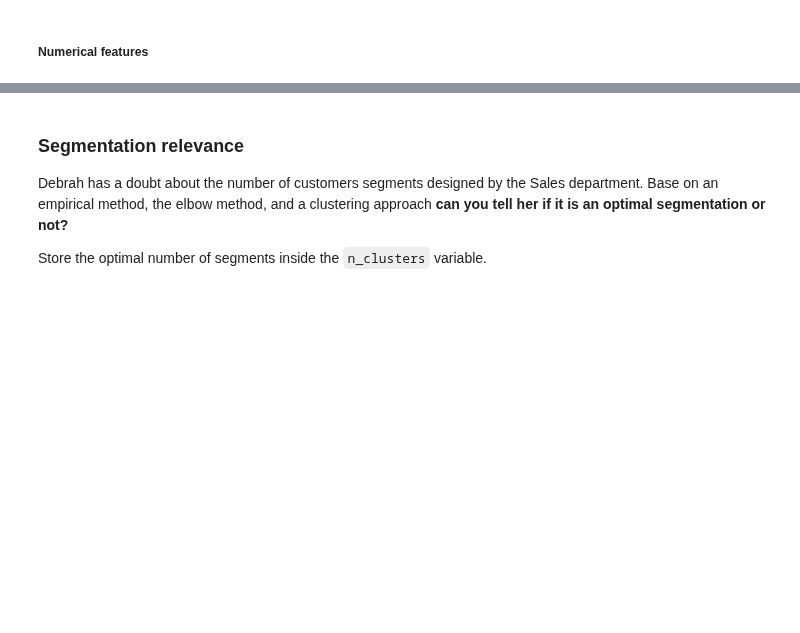
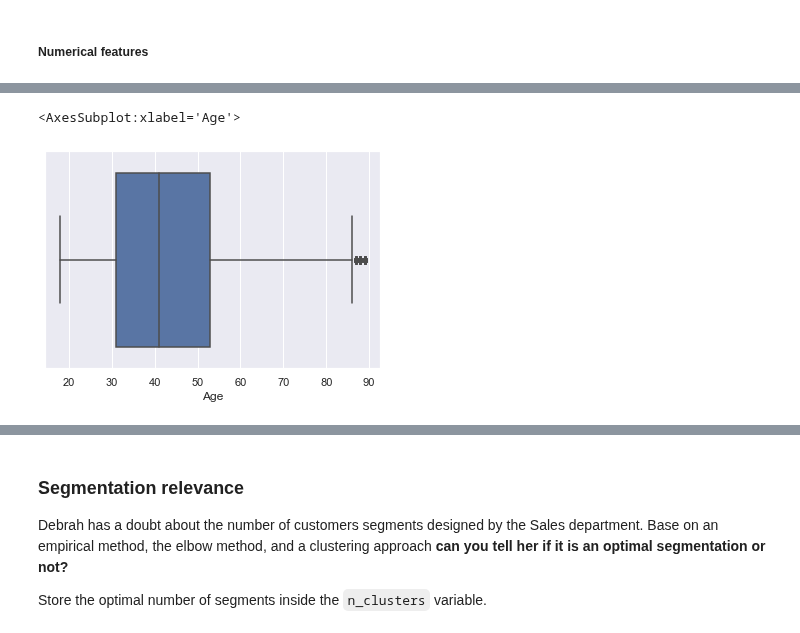
Before and after one commit to capucine-d/data-certification-exam, a Jupyter notebook: decision_science/customers_segmentation_exam.ipynb, the cells around one changed output, grey strips where cells are left out. Drawn from its saved outputs; the diff is of its cells as text; code cells hidden in the pictures; blank space fills up the shorter version.

```diff
--- a/decision_science/customers_segmentation_exam.ipynb
+++ b/decision_science/customers_segmentation_exam.ipynb
@@ -198,5 +287,8 @@ sns.countplot(customers.Segmentation, hue=customers.Family_Size_binned)
 # %%
 # Age per Segment
-sns.boxplot(customers["Age"])
+sns.boxplot(customers["Age"], hue = [])
+# %% [output]
+<AxesSubplot:xlabel='Age'>
+[figure, added]
 # %%
 sns.countplot(customers.Spending_Score, hue=customers.Segmentation)
```
Also changed, not shown: parts of 21 cells of this notebook, 1 other file.
